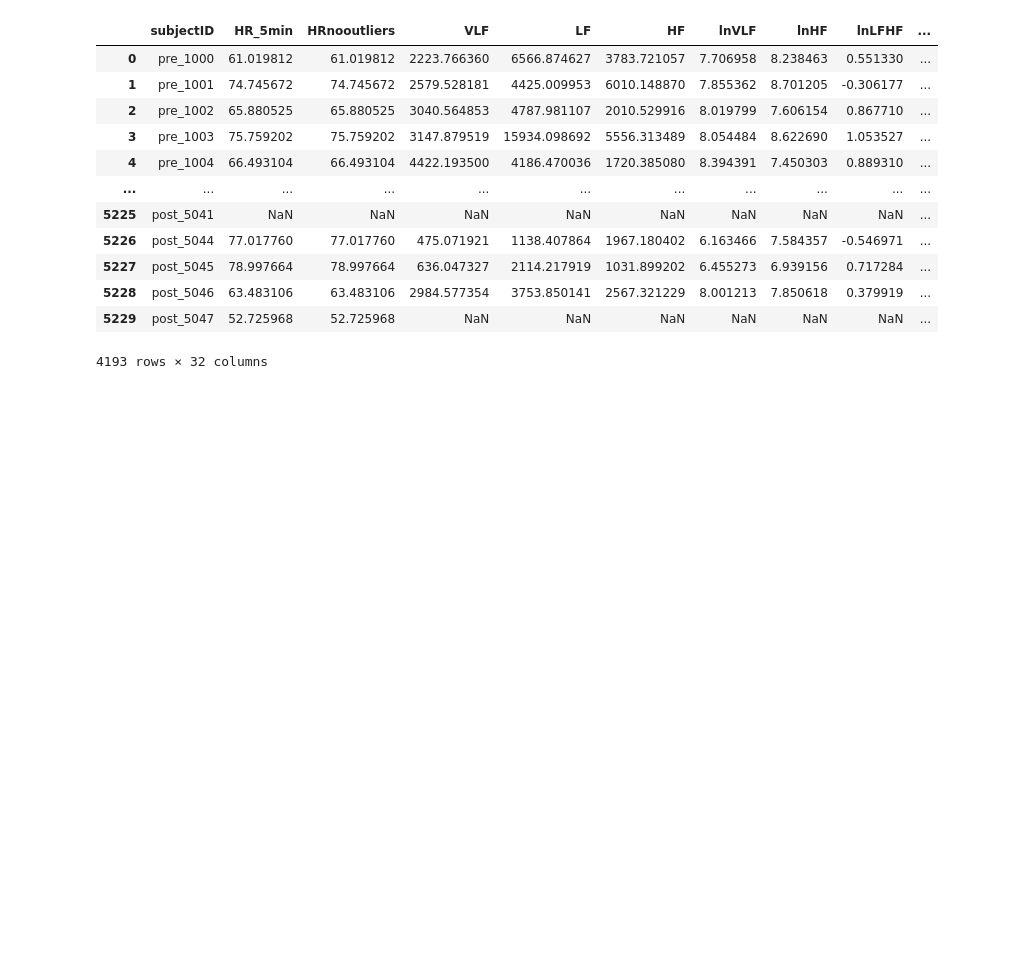
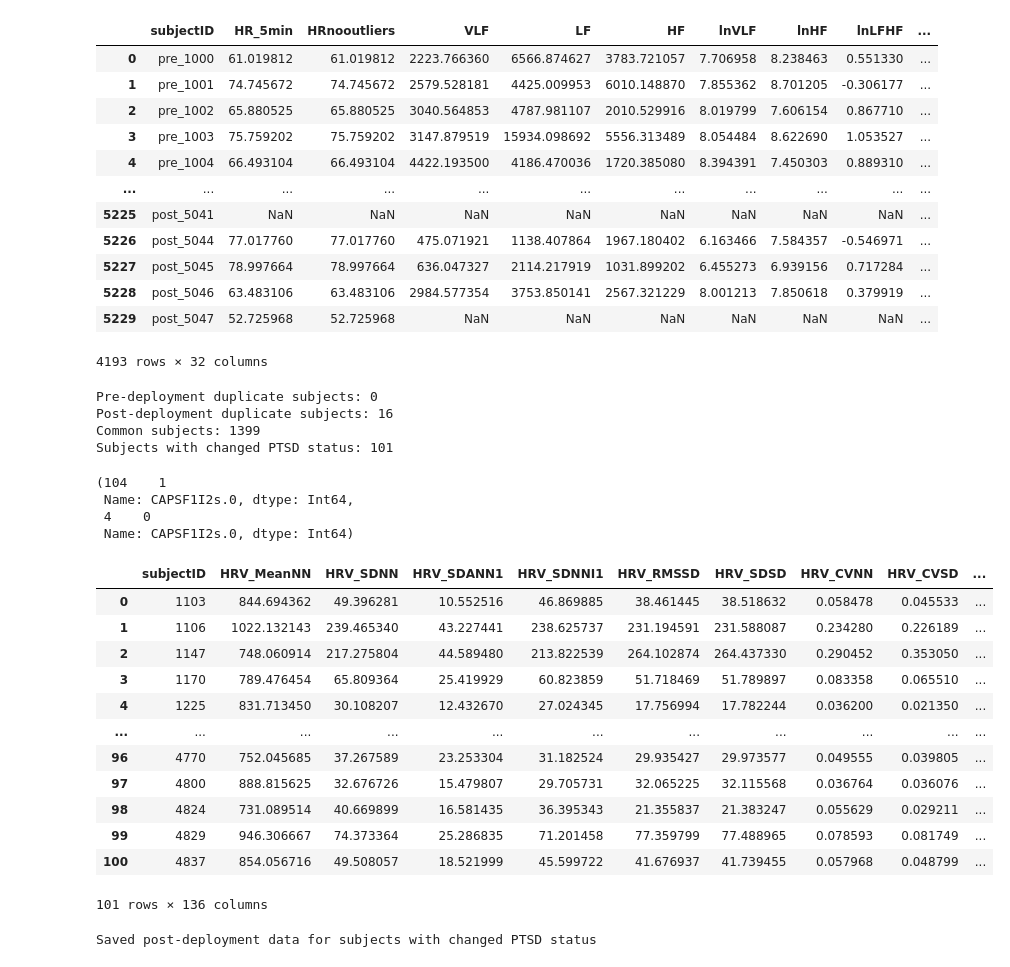
Before and after one commit to Yogesh914/ml_mrs, a Jupyter notebook: data_gen.ipynb, the cells around one changed output. Saved outputs shown, nothing was run; the diff lists cells and outputs as text; code cells hidden in the pictures; blank space fills up the shorter version.

```diff
--- a/data_gen.ipynb
+++ b/data_gen.ipynb
@@ -117,0 +150,71 @@ data_dict
+# %%
+df_pre = data_dict_pre['merged_df']
+df_post = data_dict_post['merged_df']
+
+df_pre = df_pre[df_post.columns]
+
+# Filter out any rows where CAPSF1I2s.0 is not 0 or 1
+df_pre = df_pre[df_pre['CAPSF1I2s.0'].isin([0, 1])]
+df_post = df_post[df_post['CAPSF1I2s.0'].isin([0, 1])]
+
+# Check for duplicate subject IDs
+print("Pre-deployment duplicate subjects:", df_pre['subjectID'].duplicated().sum())
+print("Post-deployment duplicate subjects:", df_post['subjectID'].duplicated().sum())
+
+# Remove duplicates if any (keeping first occurrence)
+df_pre = df_pre.drop_duplicates(subset='subjectID', keep='first')
+df_post = df_post.drop_duplicates(subset='subjectID', keep='first')
+
+# Find subjects where CAPSF1I2s.0 value changed between pre and post
+pre_ptsd = df_pre.set_index('subjectID')['CAPSF1I2s.0']
+post_ptsd = df_post.set_index('subjectID')['CAPSF1I2s.0']
+
+# Find common subjects between pre and post
+common_subjects = set(pre_ptsd.index) & set(post_ptsd.index)
+print(f"Common subjects: {len(common_subjects)}")
+
+# Vectorized approach to find subjects where PTSD status changed
+# Convert set to list for pandas indexing
+common_subjects_list = list(common_subjects)
+
+# Align the series to only include common subjects
+pre_aligned = pre_ptsd.loc[common_subjects_list]
+post_aligned = post_ptsd.loc[common_subjects_list]
+
+# Find where values are different
+changed_mask = pre_aligned != post_aligned
+changed_subjects = changed_mask[changed_mask].index.tolist()
+
+print(f"Subjects with changed PTSD status: {len(changed_subjects)}")
+
+# Create dataframe with post-deployment data for subjects who changed PTSD status
+df_changed = df_post[df_post['subjectID'].isin(changed_subjects)].copy()
+df_changed.reset_index(inplace=True, drop=True)
+# %% [output]
+Pre-deployment duplicate subjects: 0
+Post-deployment duplicate subjects: 16
+Common subjects: 1399
+Subjects with changed PTSD status: 101
+# %%
+df_pre[df_pre['subjectID'] == '1106']['CAPSF1I2s.0'], df_post[df_post['subjectID'] == '1106']['CAPSF1I2s.0']
+# %% [output]
+(104    1
+ Name: CAPSF1I2s.0, dtype: Int64,
+ 4    0
+ Name: CAPSF1I2s.0, dtype: Int64)
+# %%
+df_changed
+# %% [output]
+|  | subjectID | HRV_MeanNN | HRV_SDNN | HRV_SDANN1 | HRV_SDNNI1 | HRV_RMSSD | HRV_SDSD | HRV_CVNN | HRV_CVSD | ... |
+| 0 | 1103 | 844.694362 | 49.396281 | 10.552516 | 46.869885 | 38.461445 | 38.518632 | 0.058478 | 0.045533 | ... |
+| 1 | 1106 | 1022.132143 | 239.465340 | 43.227441 | 238.625737 | 231.194591 | 231.588087 | 0.234280 | 0.226189 | ... |
+| 2 | 1147 | 748.060914 | 217.275804 | 44.589480 | 213.822539 | 264.102874 | 264.437330 | 0.290452 | 0.353050 | ... |
+| 3 | 1170 | 789.476454 | 65.809364 | 25.419929 | 60.823859 | 51.718469 | 51.789897 | 0.083358 | 0.065510 | ... |
+| 4 | 1225 | 831.713450 | 30.108207 | 12.432670 | 27.024345 | 17.756994 | 17.782244 | 0.036200 | 0.021350 | ... |
+| ... | ... | ... | ... | ... | ... | ... | ... | ... | ... | ... |
+| 96 | 4770 | 752.045685 | 37.267589 | 23.253304 | 31.182524 | 29.935427 | 29.973577 | 0.049555 | 0.039805 | ... |
+| 97 | 4800 | 888.815625 | 32.676726 | 15.479807 | 29.705731 | 32.065225 | 32.115568 | 0.036764 | 0.036076 | ... |
+| 98 | 4824 | 731.089514 | 40.669899 | 16.581435 | 36.395343 | 21.355837 | 21.383247 | 0.055629 | 0.029211 | ... |
+| 99 | 4829 | 946.306667 | 74.373364 | 25.286835 | 71.201458 | 77.359799 | 77.488965 | 0.078593 | 0.081749 | ... |
+| 100 | 4837 | 854.056716 | 49.508057 | 18.521999 | 45.599722 | 41.676937 | 41.739455 | 0.057968 | 0.048799 | ... |
+101 rows × 136 columns
@@ -117,0 +226,7 @@ data_dict
+# %%
+with open('post_deployment_data_changed_ptsd.pkl', 'wb') as f:
+    pickle.dump(data_dict_post, f)
+
+print("Saved post-deployment data for subjects with changed PTSD status")
+# %% [output]
+Saved post-deployment data for subjects with changed PTSD status
```
Also changed, not shown: parts of 10 cells of this notebook, 13 other files.
